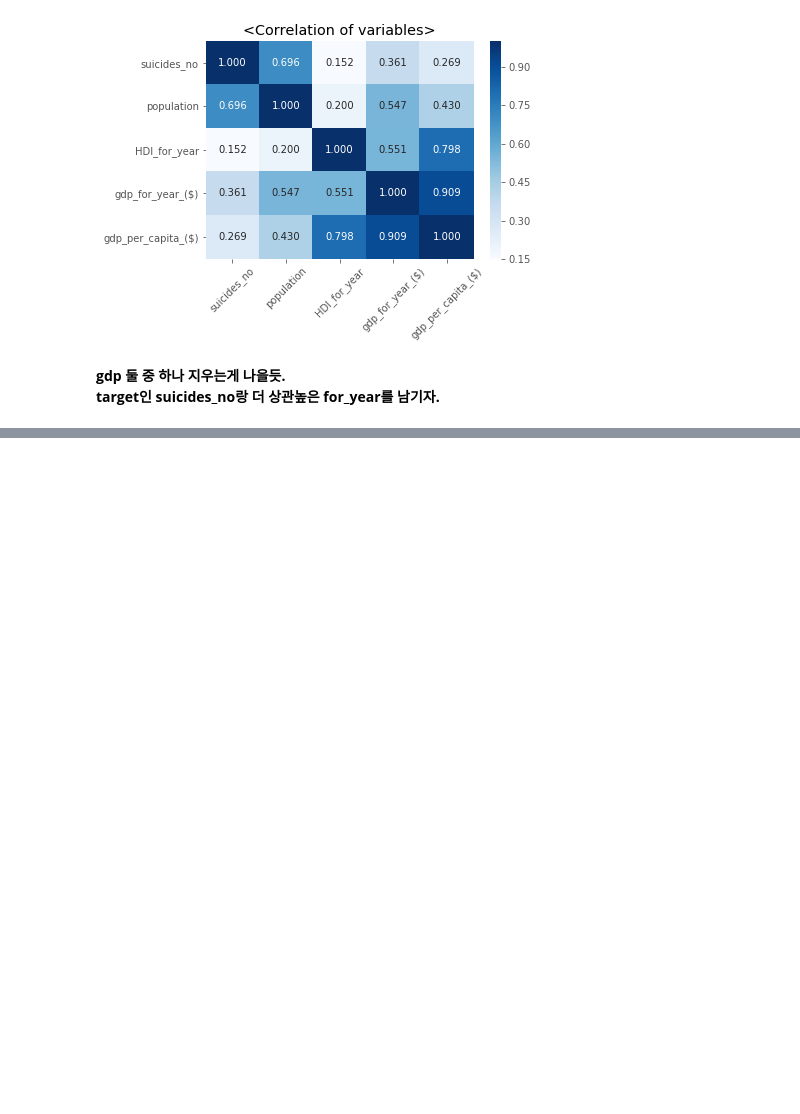
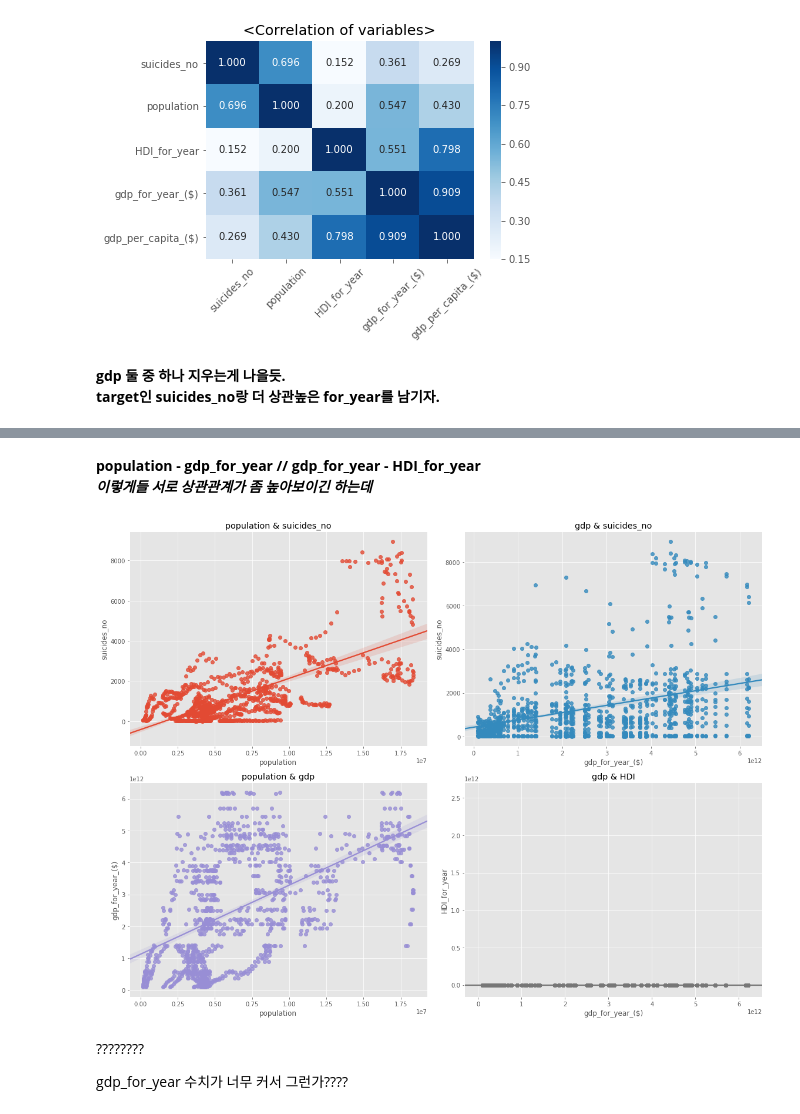
Before and after one commit to skdbsxir/DS-Studying, a Jupyter notebook: [Self Project]/X001-4. Suicides Rates Overview.ipynb, the cells around one changed output, grey strips where cells are left out. Drawn from its saved outputs; the diff is of its cells as text; code cells hidden in the pictures; blank space fills up the shorter version.

```diff
--- a/[Self Project]/X001-4. Suicides Rates Overview.ipynb
+++ b/[Self Project]/X001-4. Suicides Rates Overview.ipynb
@@ -142,0 +175,25 @@ plt.show()
+# %% [markdown]
+**population - gdp_for_year // gdp_for_year - HDI_for_year**  <br>
+***이렇게들 서로 상관관계가 좀 높아보이긴 하는데***
+# %%
+# scatter plot 찍어보자.
+# 확인하고 싶은거?
+# (suicides, population), (suicides, gdp), (population, gdp), (HDI, gdp)
+fig, axes = plt.subplots(2,2, constrained_layout=True, figsize=(16, 12)) # resizing.
+ax1 = sns.regplot(x='population', y='suicides_no', data=df, ax=axes[0,0])
+ax1.set_title('population & suicides_no')
+ax2 = sns.regplot(x='gdp_for_year_($)', y='suicides_no', data=df, ax=axes[0,1])
+ax2.set_title('gdp & suicides_no')
+ax3 = sns.regplot(x='population', y='gdp_for_year_($)', data=df, ax=axes[1,0])
+ax3.set_title('population & gdp')
+ax4 = sns.regplot(x='gdp_for_year_($)', y='HDI_for_year', data=df, ax=axes[1,1])
+ax4.set_title('gdp & HDI')
+
+fig.tight_layout() # 그래프끼리 안겹치게.
+plt.show()
+# %% [output]
+[figure, added]
+# %% [markdown]
+????????  <br>
+
+gdp_for_year 수치가 너무 커서 그런가????
```
Also changed, not shown: parts of 4 cells of this notebook.
